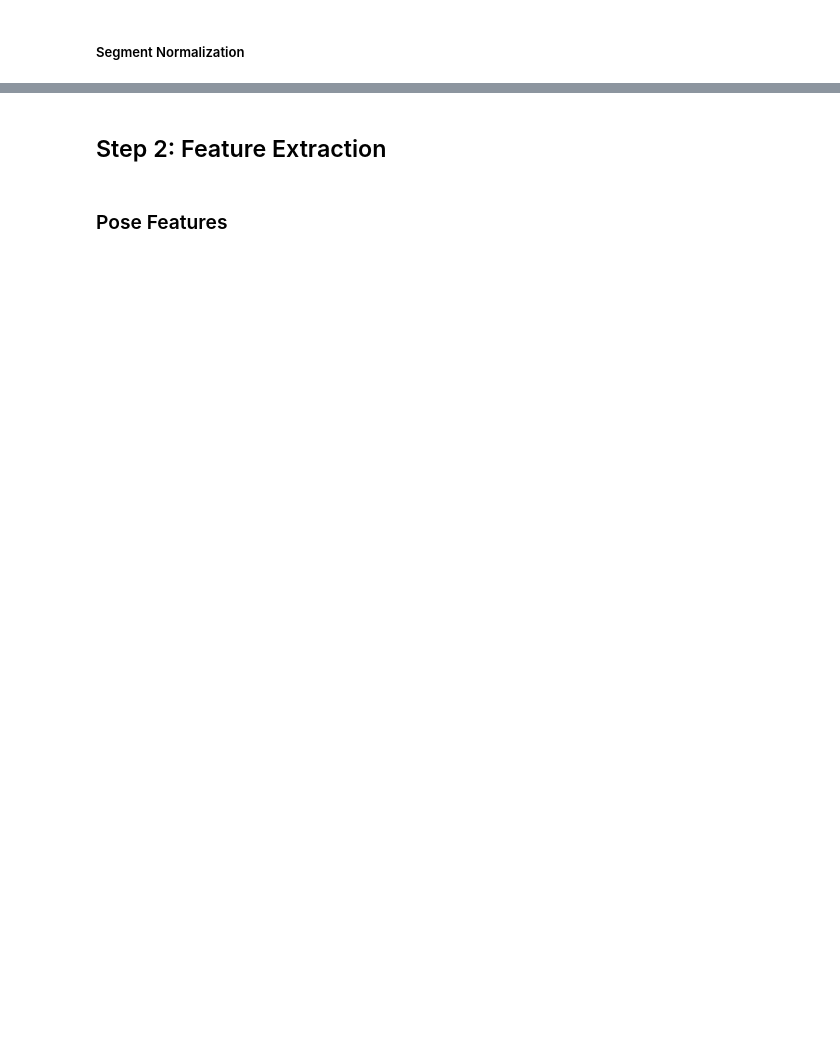
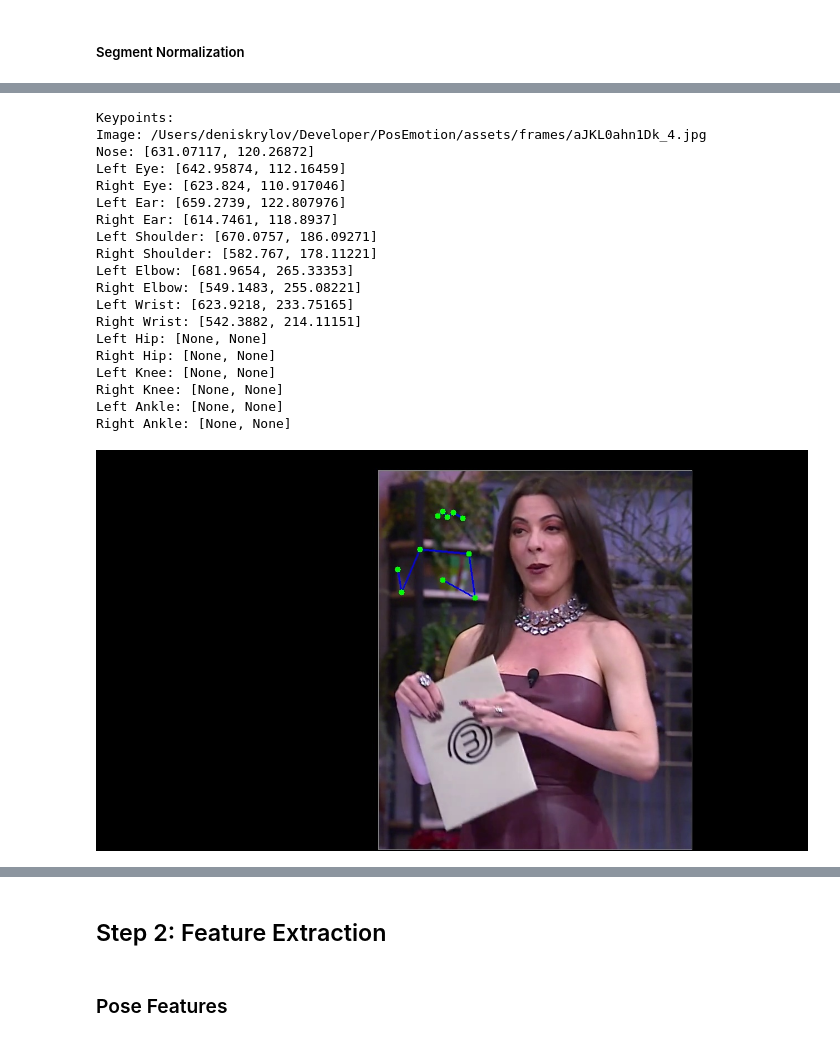
Before and after one commit to denskrlv/PosEmotion, a Jupyter notebook: app.ipynb, the cells around one changed output, grey strips where cells are left out. Cells and saved outputs as stored; diff of their text form; code cells hidden in the pictures; blank space fills up the shorter version.

```diff
--- a/app.ipynb
+++ b/app.ipynb
@@ -142,0 +193,25 @@ Normalized (first 5): [(0, 9), (10, 19), (20, 29), (30, 39), (40, 49)]
+# %%
+ks = align_with(base_result, result)
+print(ks)
+ks.draw_ipython(False)
+# %% [output]
+Keypoints:
+Image: /Users/deniskrylov/Developer/PosEmotion/assets/frames/aJKL0ahn1Dk_4.jpg
+Nose: [631.07117, 120.26872]
+Left Eye: [642.95874, 112.16459]
+Right Eye: [623.824, 110.917046]
+Left Ear: [659.2739, 122.807976]
+Right Ear: [614.7461, 118.8937]
+Left Shoulder: [670.0757, 186.09271]
+Right Shoulder: [582.767, 178.11221]
+Left Elbow: [681.9654, 265.33353]
+Right Elbow: [549.1483, 255.08221]
+Left Wrist: [623.9218, 233.75165]
+Right Wrist: [542.3882, 214.11151]
+Left Hip: [None, None]
+Right Hip: [None, None]
+Left Knee: [None, None]
+Right Knee: [None, None]
+Left Ankle: [None, None]
+Right Ankle: [None, None]
+[figure, added]
```
Also changed, not shown: parts of 12 cells of this notebook, 2 other files.
